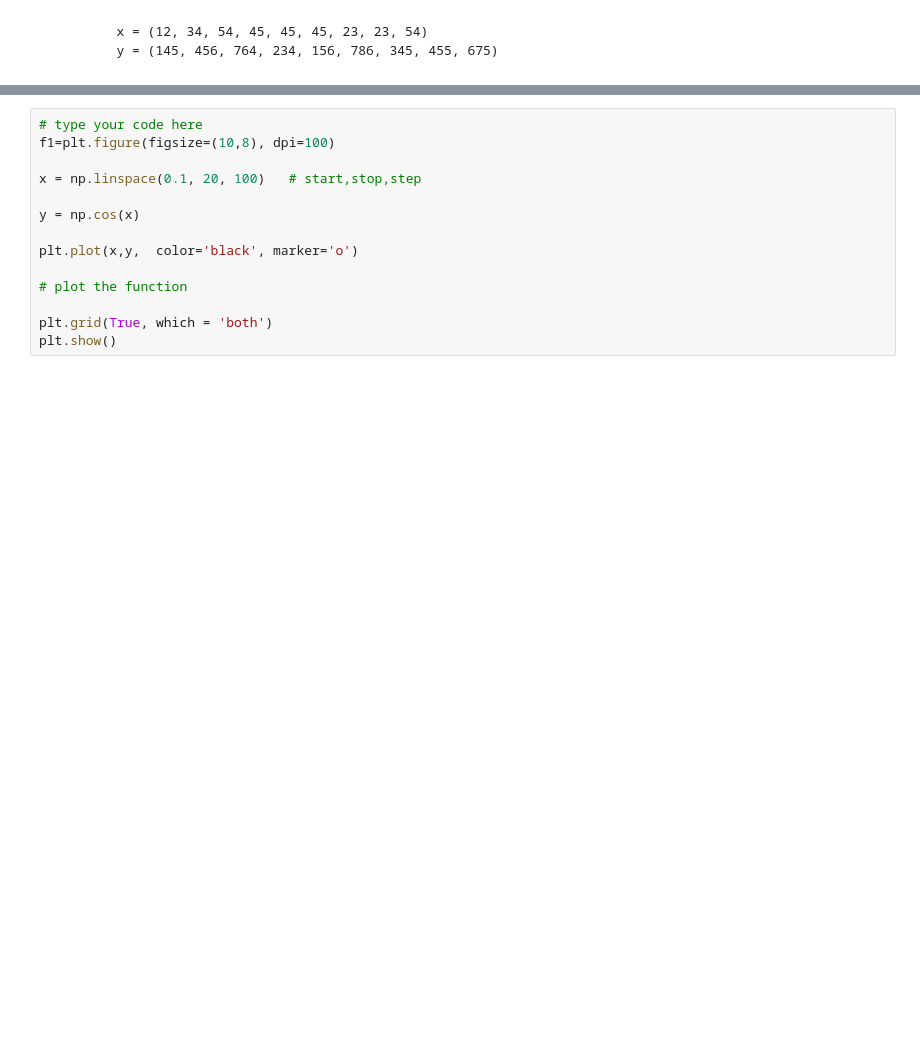
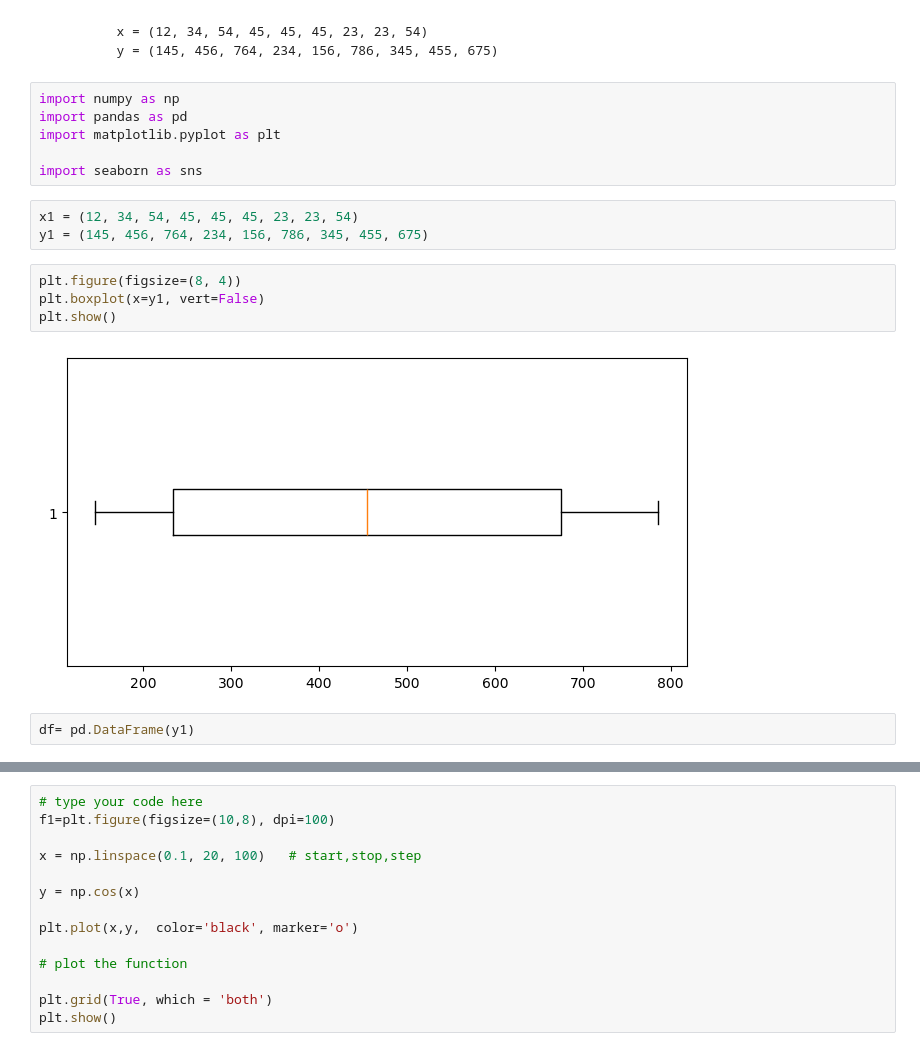
Before and after one commit to vidyadharbendre/learn_advanced_python_using_examples, a Jupyter notebook: notebooks/Advanced/advanced_python_programming_4.ipynb, the cells around one changed output, grey strips where cells are left out. Saved outputs shown, nothing was run; the diff lists cells and outputs as text; blank space fills up the shorter version.

```diff
--- a/notebooks/Advanced/advanced_python_programming_4.ipynb
+++ b/notebooks/Advanced/advanced_python_programming_4.ipynb
@@ -55,3 +55,20 @@
 # %% [markdown]
             x = (12, 34, 54, 45, 45, 45, 23, 23, 54)
             y = (145, 456, 764, 234, 156, 786, 345, 455, 675)
+# %%
+import numpy as np
+import pandas as pd
+import matplotlib.pyplot as plt
+
+import seaborn as sns
+# %%
+x1 = (12, 34, 54, 45, 45, 45, 23, 23, 54)
+y1 = (145, 456, 764, 234, 156, 786, 345, 455, 675)
+# %%
+plt.figure(figsize=(8, 4))
+plt.boxplot(x=y1, vert=False)
+plt.show()
+# %% [output]
+[figure, added]
+# %%
+df= pd.DataFrame(y1)
```
Also changed, not shown: parts of 7 cells of this notebook.
